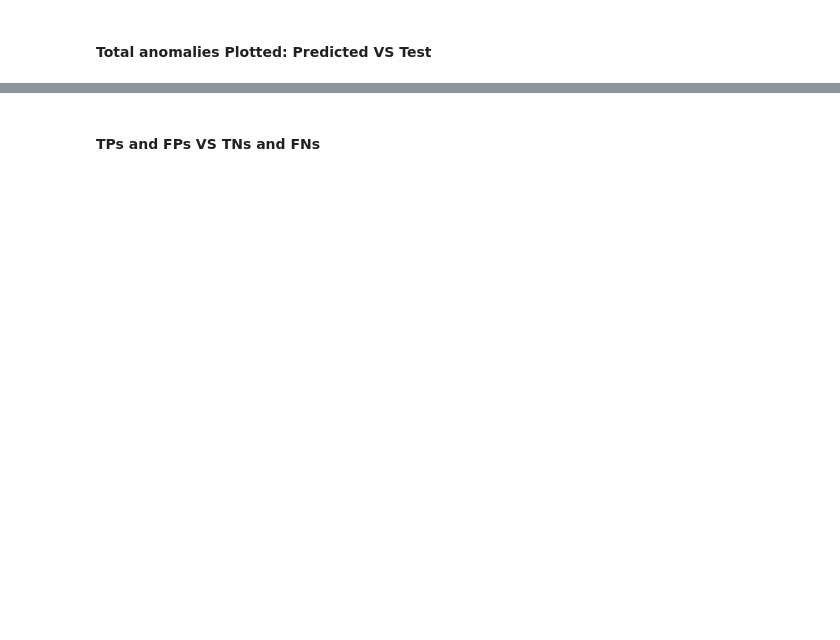
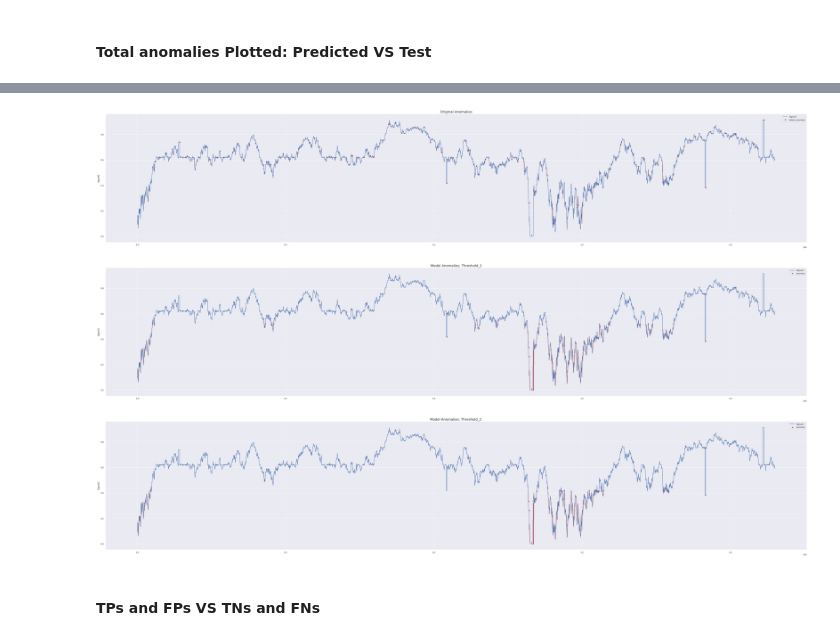
Before and after one commit to abdul2k10023/ML_CAN_IDS, a Jupyter notebook: new.ipynb, the cells around one changed output, grey strips where cells are left out. Cells and saved outputs as stored; diff of their text form; code cells hidden in the pictures; blank space fills up the shorter version.

```diff
--- a/new.ipynb
+++ b/new.ipynb
@@ -308,3 +391,60 @@ plt.legend();
+# %%
+fig,axs = plt.subplots(3,1,squeeze=False, figsize=(60,40))
+
+axs[0,0].set_title('Original Anomalies',fontsize=18)
+axs[0,0].plot(
+ test_score_df.index,
+ test_score_df.Signal1,
+  label='Signal1'
+)
+
+test_labels = test_score_df[test_score_df.Label == True]
+
+sns.scatterplot(
+  test_labels.index,
+  test_labels.Signal1,
+  color=sns.color_palette()[3],
+  s=52,
+  label='labels_anomaly',
+  ax = axs[0,0]
+)
+
+axs[1,0].set_title('Model Anomalies; Threshold_1',fontsize=18)
+
+axs[1,0].plot(
+  test_score_df.index,
+  test_score_df.Signal1,
+  label='Signal1'
+  )
+
+sns.scatterplot(
+  anomalies_1.index,
+  anomalies_1.Signal1,
+  color=sns.color_palette()[3],
+  s=52,
+  label='anomaly',
+  ax = axs[1,0]
+)
+axs[2,0].set_title('Model Anomalies; Threshold_2 ',fontsize=18)
+
+axs[2,0].plot(
+  test_score_df.index,
+  test_score_df.Signal1,
+  label='Signal1'
+  )
+
+sns.scatterplot(
+  anomalies_2.index,
+  anomalies_2.Signal1,
+  color=sns.color_palette()[3],
+  s=52,
+  label='anomaly',
+  ax = axs[2,0]
+)
+
+plt.legend();
+# %% [output]
+[figure, added]
 # %% [markdown]
 #### TPs and FPs VS TNs and FNs
 # %%
```
Also changed, not shown: parts of 18 cells of this notebook, 5 other files.
